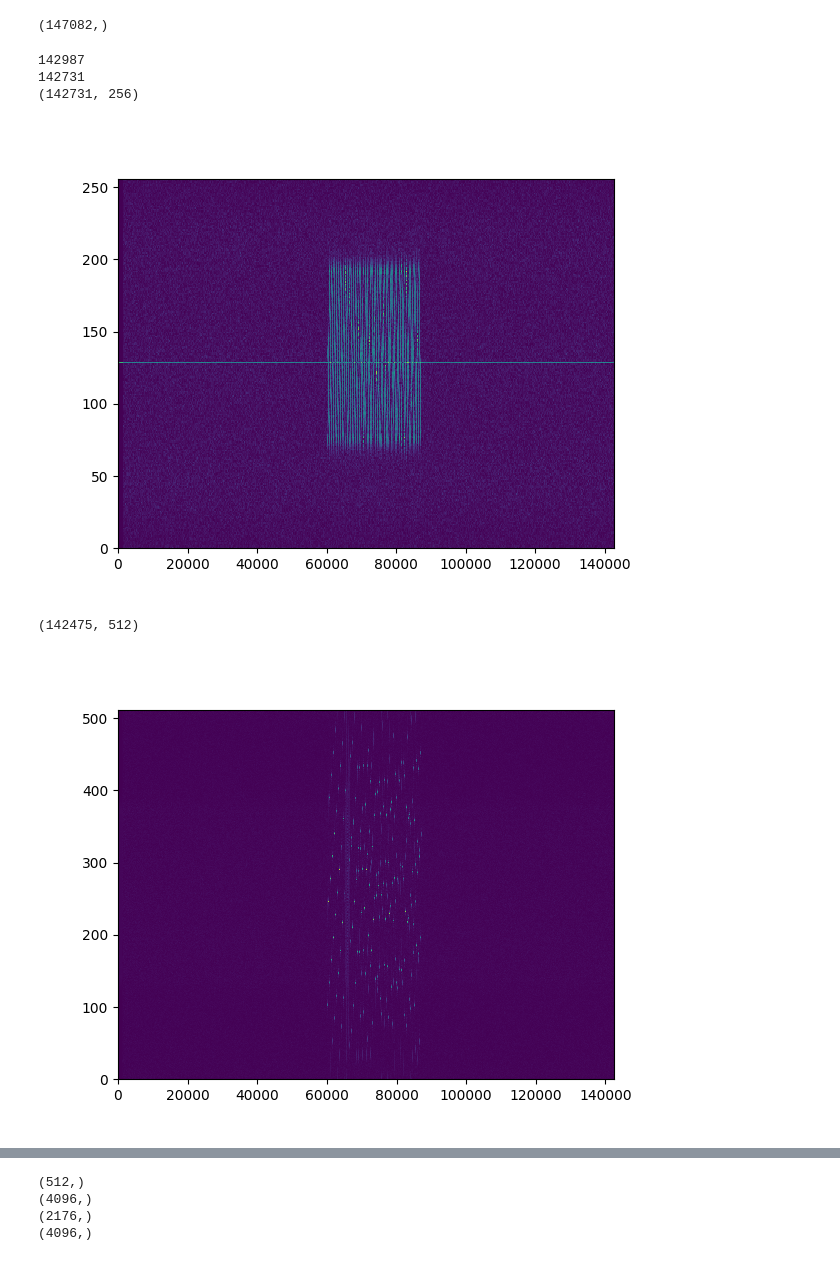
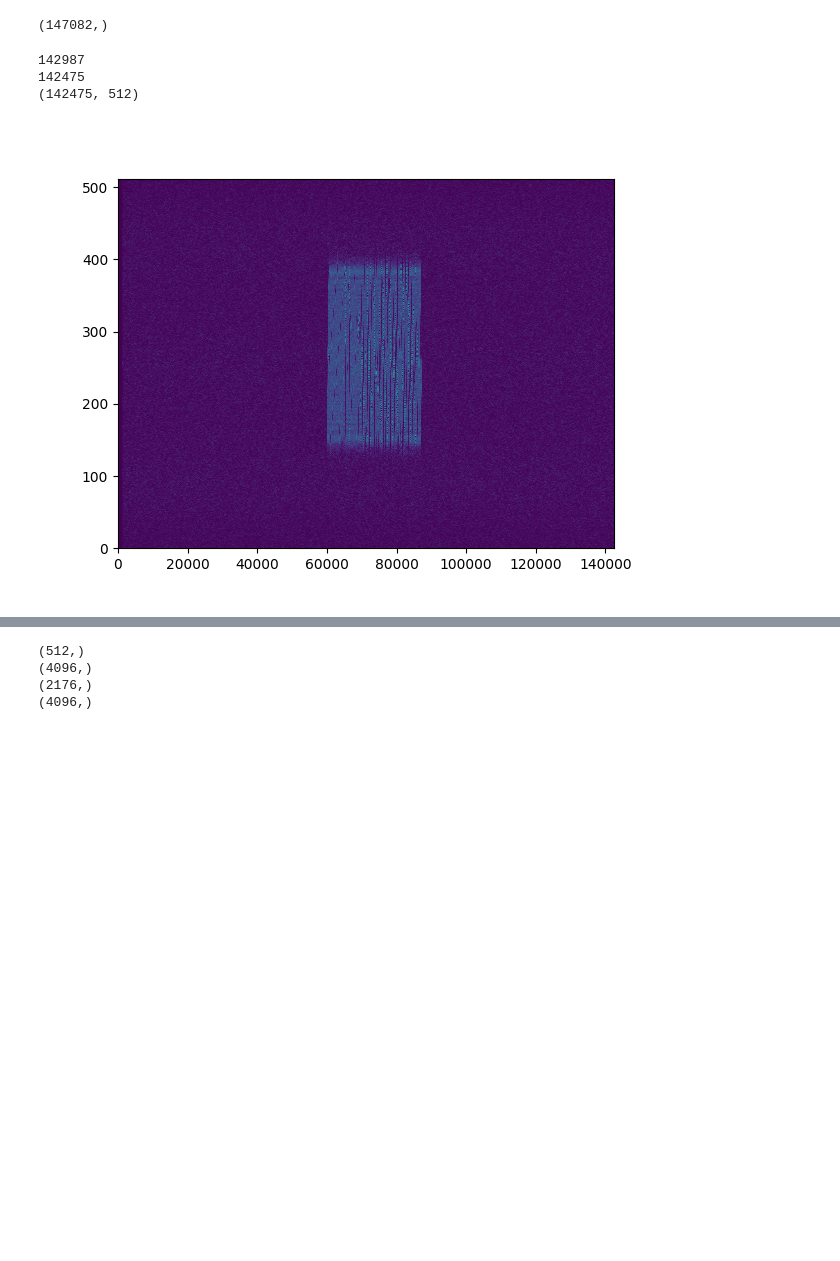
Before and after one commit to xsun2445/ee595hws, a Jupyter notebook: hw1/test.ipynb, the cells around one changed output, grey strips where cells are left out. Drawn from its saved outputs; the diff is of its cells as text; code cells hidden in the pictures; blank space fills up the shorter version.

```diff
--- a/hw1/test.ipynb
+++ b/hw1/test.ipynb
@@ -709,46 +709,44 @@ for i in range(len(raw)-2**sf*2):
 
 print(len(stft))
 
 stft = np.array(stft)
 print(stft.shape)
 
 
 plt.figure()
 # plt.imshow()
 plt.pcolormesh(abs(stft.T))
 # print(stft[0])
 plt.show()
 
 
-res = []
+# res = []
 
-for i in range(len(raw)-2**sf*2):
-    res.append(np.fft.fftshift(np.fft.fft(raw[i:i+2**sf*2]*dc)))
+# for i in range(len(raw)-2**sf*2):
+#     res.append(np.fft.fftshift(np.fft.fft(raw[i:i+2**sf*2]*dc)))
 
-res = np.array(res)
-print(res.shape)
+# res = np.array(res)
+# print(res.shape)
 
-plt.figure()
-# plt.imshow()
-plt.pcolormesh(abs(res.T))
-# print(stft[0])
-plt.show()
+# plt.figure()
+# # plt.imshow()
+# plt.pcolormesh(abs(res.T))
+# # print(stft[0])
+# plt.show()
 
 # plt.figure()
 # plt.plot(abs(stft[len(stft)//2+240]))
 # plt.show()
 
 
 # plt.specgram(raw, Fs=fs)
 # plt.title('Spectrogram Using matplotlib.pyplot.specgram() Method')
 # plt.xlabel("DATA")
 # plt.ylabel("TIME")
 # plt.show()
 # %% [output]
 142987
-142731
-(142731, 256)
+142475
+(142475, 512)
-[figure, old version]
+[figure, new version]
-(142475, 512)
-[figure, removed]
 # %%
```
Also changed, not shown: parts of 3 cells of this notebook.
